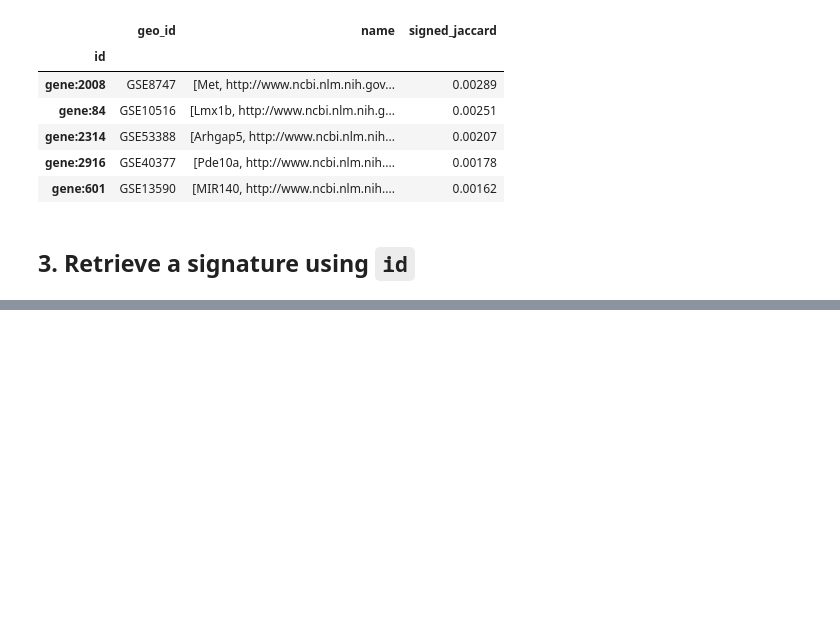
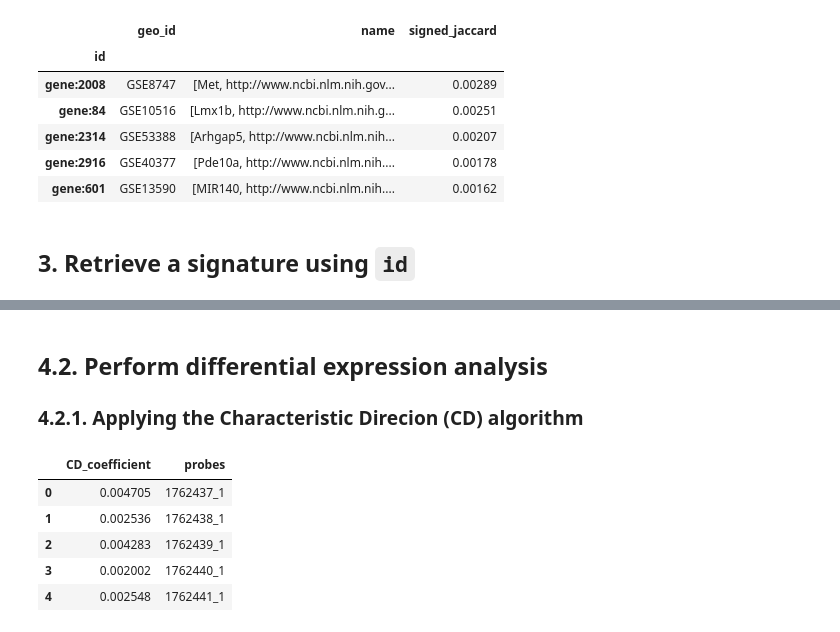
Before and after one commit to MaayanLab/creeds, a Jupyter notebook: Example_API_usage.ipynb, the cells around one changed output, grey strips where cells are left out. Saved outputs shown, nothing was run; the diff lists cells and outputs as text; code cells hidden in the pictures; blank space fills up the shorter version.

```diff
--- a/Example_API_usage.ipynb
+++ b/Example_API_usage.ipynb
@@ -79,0 +136,16 @@ Perturbation GSMs: [u'GSM217210', u'GSM217214', u'GSM217215', u'GSM217217']
+# %% [markdown]
+## 4.2. Perform differential expression analysis
+### 4.2.1. Applying the Characteristic Direcion (CD) algorithm
+# %%
+sample_classes = [1] * len(sig['ctrl_ids']) + [2] * len(sig['pert_ids'])
+result = geode.chdir(expr_df.values, sample_classes, expr_df.index,
+                    gamma=.5, sort=False)
+result = pd.DataFrame(result, columns=['CD_coefficient', 'probes'])
+result.head()
+# %% [output]
+|  | CD_coefficient | probes |
+| 0 | 0.004705 | 1762437_1 |
+| 1 | 0.002536 | 1762438_1 |
+| 2 | 0.004283 | 1762439_1 |
+| 3 | 0.002002 | 1762440_1 |
+| 4 | 0.002548 | 1762441_1 |
```
Also changed, not shown: parts of 21 cells of this notebook, 1 other file.
